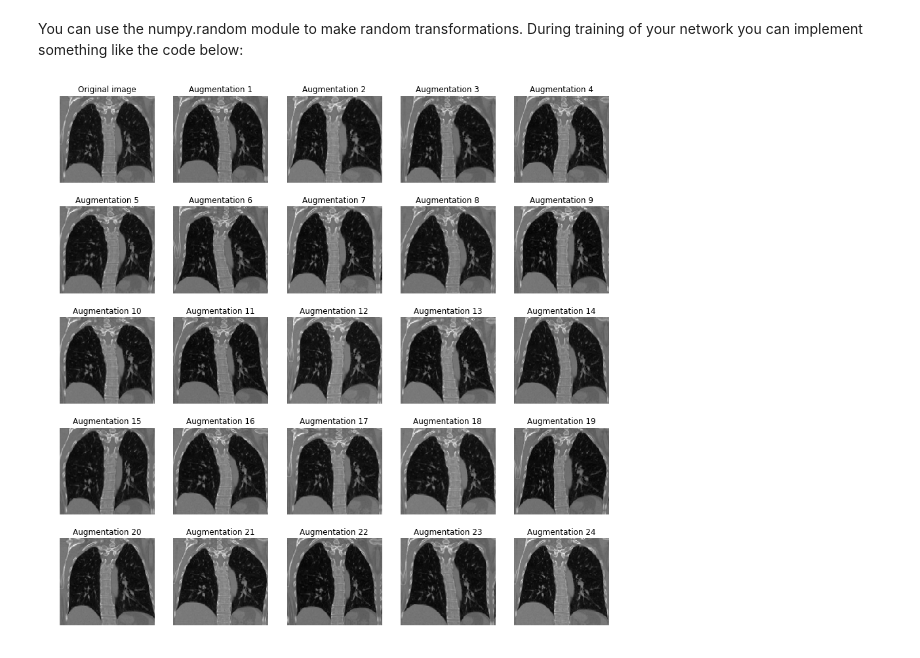
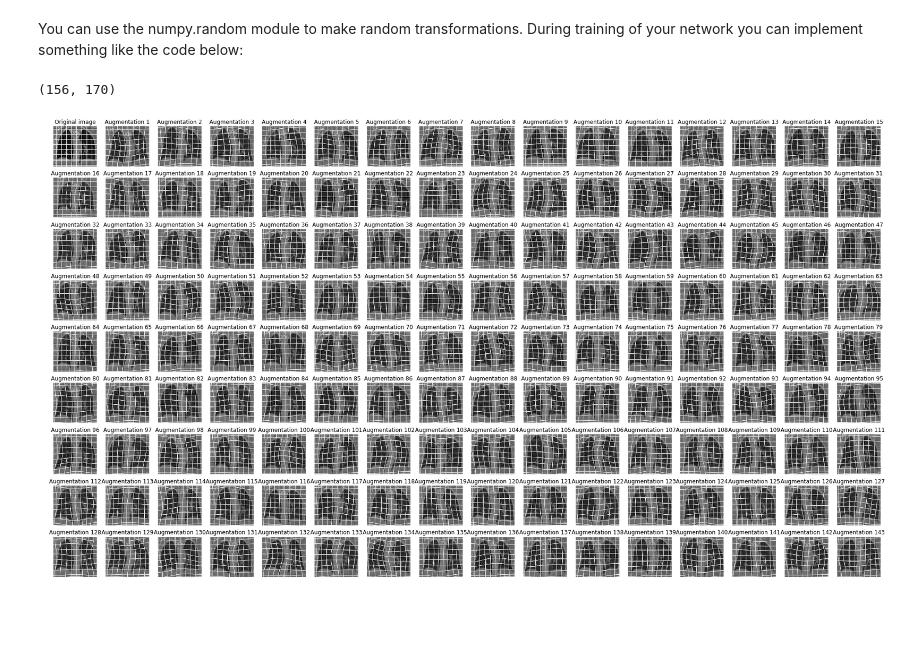
Before and after one commit to tueimage/gryds, a Jupyter notebook: notebooks/tutorial.ipynb, the cells around one changed output. Saved outputs shown, nothing was run; the diff lists cells and outputs as text; code cells hidden in the pictures; blank space fills up the shorter version.

```diff
--- a/notebooks/tutorial.ipynb
+++ b/notebooks/tutorial.ipynb
@@ -29,8 +26,8 @@ To keep track of all the names, by convention we prepend the variables with `a_`
 
 To get started, we load the example image, and fashion it with some grid lines to show what each of the transformations do. The tutorial is using a 2D image, but in principle all code should generalize to arbitrary dimensions.
 # %%
-original_image = plt.imread('lung_ct.png')
-original_image = original_image[:, :, 0] # The image was loaded as RGB color image, but we only need one channel.
+original_image = plt.imread('lung_ct.png')[:, :, 0] # The image was loaded as RGB color image, but we only need one channel.
+image = original_image.copy()
 image[10::20] = 1
 image[11::20] = 1
 image[:, 10::20] = 1
@@ -372,23 +369,27 @@ plt.imshow(np.rollaxis(tr_image, 0, color_image.ndim))
 # A minimal working example for data augmentation
 # %% [markdown]
 You can use the numpy.random module to make random transformations. During training of your network you can implement something like the code below:
+# %%
+original_image.shape
+# %% [output]
+(156, 170)
 # %%
-fig, ax = plt.subplots(5, 5, figsize=(15, 15));
+fig, ax = plt.subplots(9, 16, figsize=(32, 18));
 ax = ax.flatten()
 [x.set_axis_off() for x in ax];
 
-for i in range(25):
+for i in range(len(ax.flatten())):
     random_grid = np.random.rand(2, 3, 3) # Make a random 2D 3 x 3 grid
     random_grid -= 0.5 # Move the displacements to the -0.5 to 0.5 grid
     random_grid /= 10 # Scale the grid to -0.1 to 0.1 displacements
 
-    an_image_interpolator = gryds.Interpolator(original_image, mode='mirror')
-    a_augmentation = gryds.BSplineTransformation(random_grid)
-    a_augmented_image = an_image_interpolator.transform(a_augmentation)
+    the_image_interpolator = gryds.Interpolator(image, mode='mirror')
+    the_augmentation = gryds.BSplineTransformation(random_grid)
+    the_augmented_image = the_image_interpolator.transform(the_augmentation)
 
-    ax[i].imshow(a_augmented_image);
+    ax[i].imshow(the_augmented_image);
     ax[i].set_title('Augmentation {}'.format(i))
-ax[0].imshow(original_image)
+ax[0].imshow(image)
 ax[0].set_title('Original image');
 # %% [output]
-[figure, old version]
+[figure, new version]
```
Also changed, not shown: parts of 5 cells of this notebook, 1 other file.
